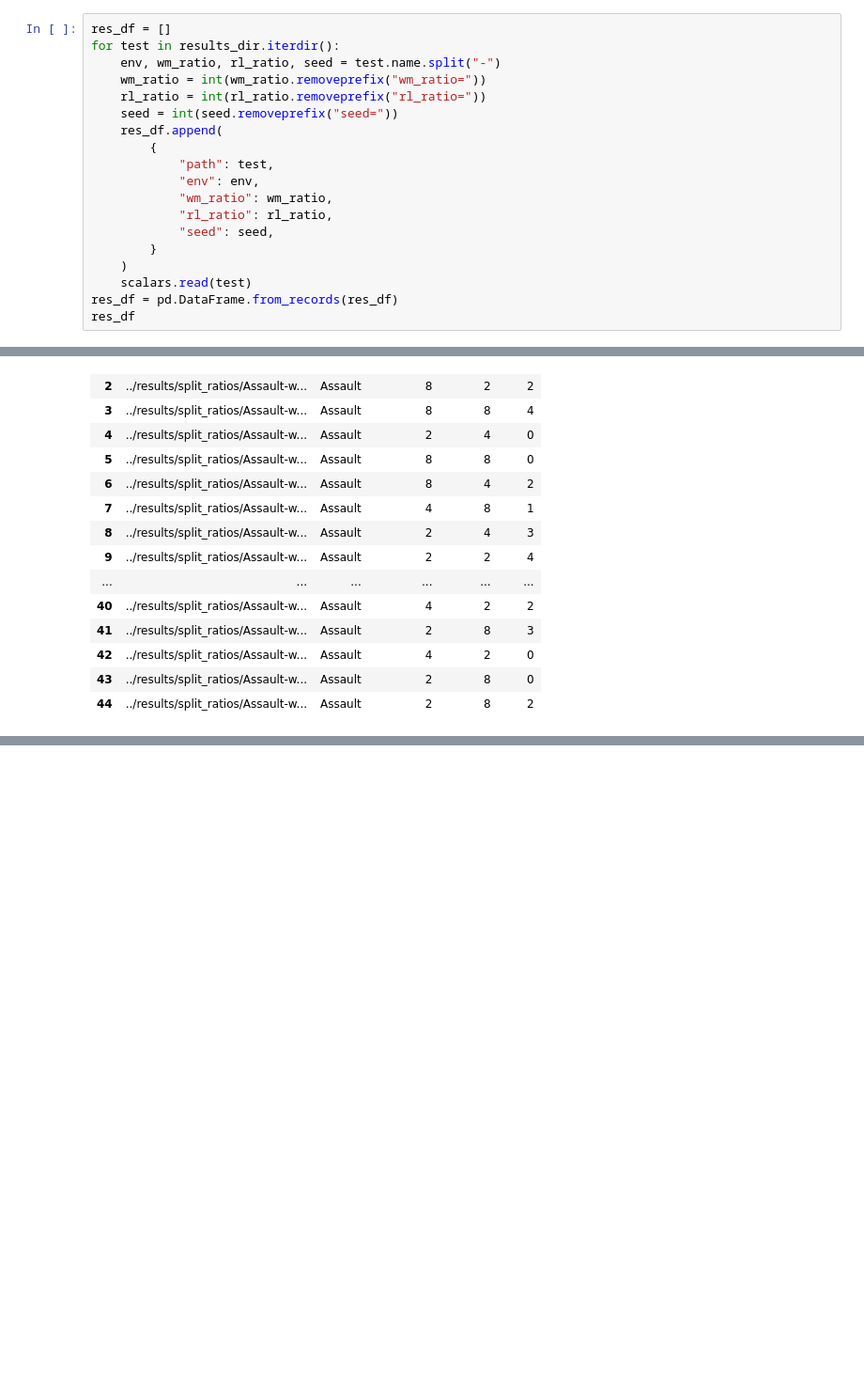
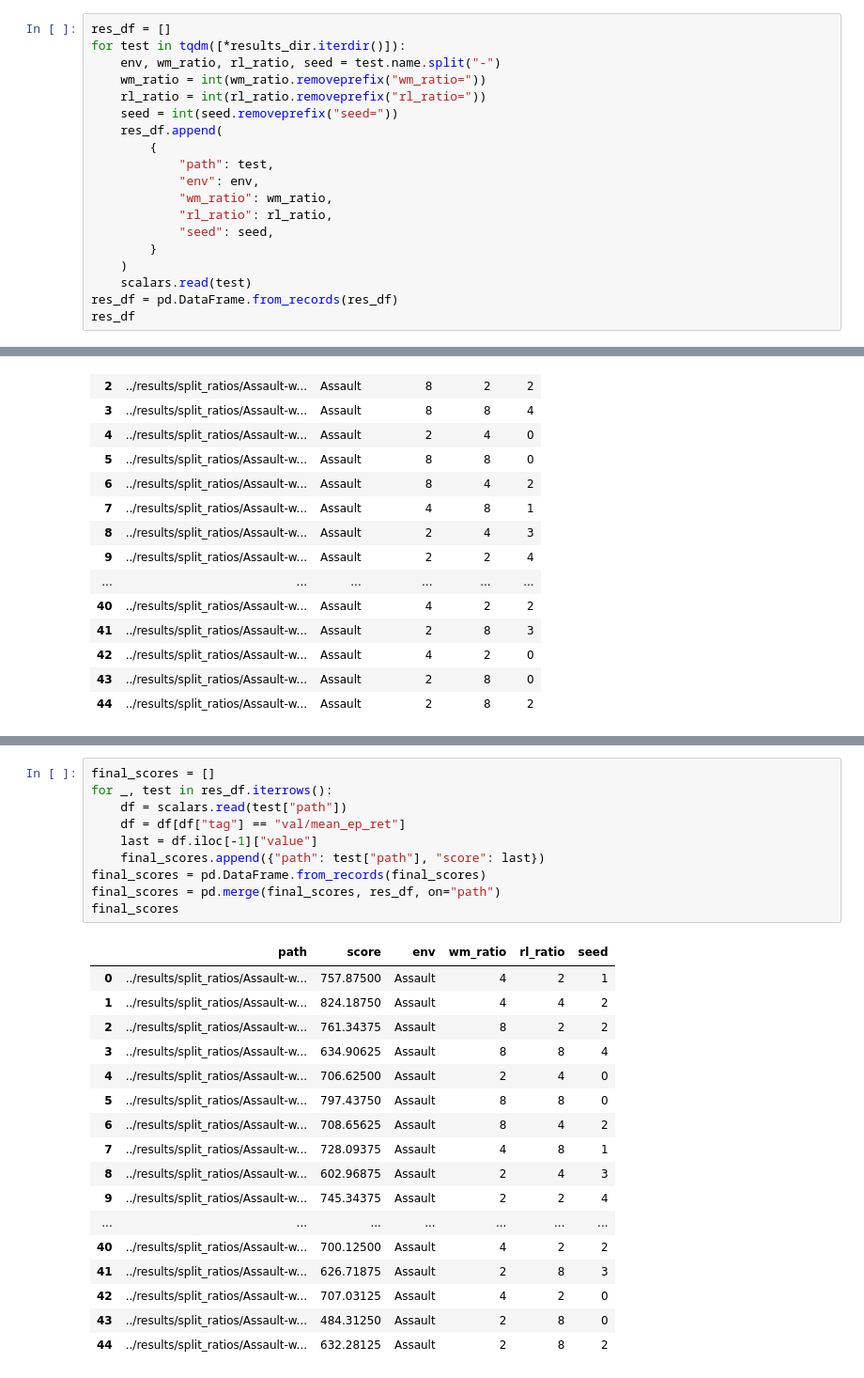
Before and after one commit to vitreusx/rsrch, a Jupyter notebook: thesis/analysis/Split Ratios.ipynb, the cells around one changed output, grey strips where cells are left out. Shown at 94% size. Drawn from its saved outputs; the diff is of its cells as text; blank space fills up the shorter version.

```diff
--- a/thesis/analysis/Split Ratios.ipynb
+++ b/thesis/analysis/Split Ratios.ipynb
@@ -6,7 +7,7 @@ results_dir = Path("../results/split_ratios")
 scalars = TBScalars(".cache/split_ratios")
 # %%
 res_df = []
-for test in results_dir.iterdir():
+for test in tqdm([*results_dir.iterdir()]):
     env, wm_ratio, rl_ratio, seed = test.name.split("-")
     wm_ratio = int(wm_ratio.removeprefix("wm_ratio="))
     rl_ratio = int(rl_ratio.removeprefix("rl_ratio="))
@@ -43,0 +91,28 @@ res_df
+# %%
+final_scores = []
+for _, test in res_df.iterrows():
+    df = scalars.read(test["path"])
+    df = df[df["tag"] == "val/mean_ep_ret"]
+    last = df.iloc[-1]["value"]
+    final_scores.append({"path": test["path"], "score": last})
+final_scores = pd.DataFrame.from_records(final_scores)
+final_scores = pd.merge(final_scores, res_df, on="path")
+final_scores
+# %% [output]
+|  | path | score | env | wm_ratio | rl_ratio | seed |
+| 0 | ../results/split_ratios/Assault-w... | 757.87500 | Assault | 4 | 2 | 1 |
+| 1 | ../results/split_ratios/Assault-w... | 824.18750 | Assault | 4 | 4 | 2 |
+| 2 | ../results/split_ratios/Assault-w... | 761.34375 | Assault | 8 | 2 | 2 |
+| 3 | ../results/split_ratios/Assault-w... | 634.90625 | Assault | 8 | 8 | 4 |
+| 4 | ../results/split_ratios/Assault-w... | 706.62500 | Assault | 2 | 4 | 0 |
+| 5 | ../results/split_ratios/Assault-w... | 797.43750 | Assault | 8 | 8 | 0 |
+| 6 | ../results/split_ratios/Assault-w... | 708.65625 | Assault | 8 | 4 | 2 |
+| 7 | ../results/split_ratios/Assault-w... | 728.09375 | Assault | 4 | 8 | 1 |
+| 8 | ../results/split_ratios/Assault-w... | 602.96875 | Assault | 2 | 4 | 3 |
+| 9 | ../results/split_ratios/Assault-w... | 745.34375 | Assault | 2 | 2 | 4 |
+| ... | ... | ... | ... | ... | ... | ... |
+| 40 | ../results/split_ratios/Assault-w... | 700.12500 | Assault | 4 | 2 | 2 |
+| 41 | ../results/split_ratios/Assault-w... | 626.71875 | Assault | 2 | 8 | 3 |
+| 42 | ../results/split_ratios/Assault-w... | 707.03125 | Assault | 4 | 2 | 0 |
+| 43 | ../results/split_ratios/Assault-w... | 484.31250 | Assault | 2 | 8 | 0 |
+| 44 | ../results/split_ratios/Assault-w... | 632.28125 | Assault | 2 | 8 | 2 |
```
Also changed, not shown: parts of 4 cells of this notebook, 2 other files.
